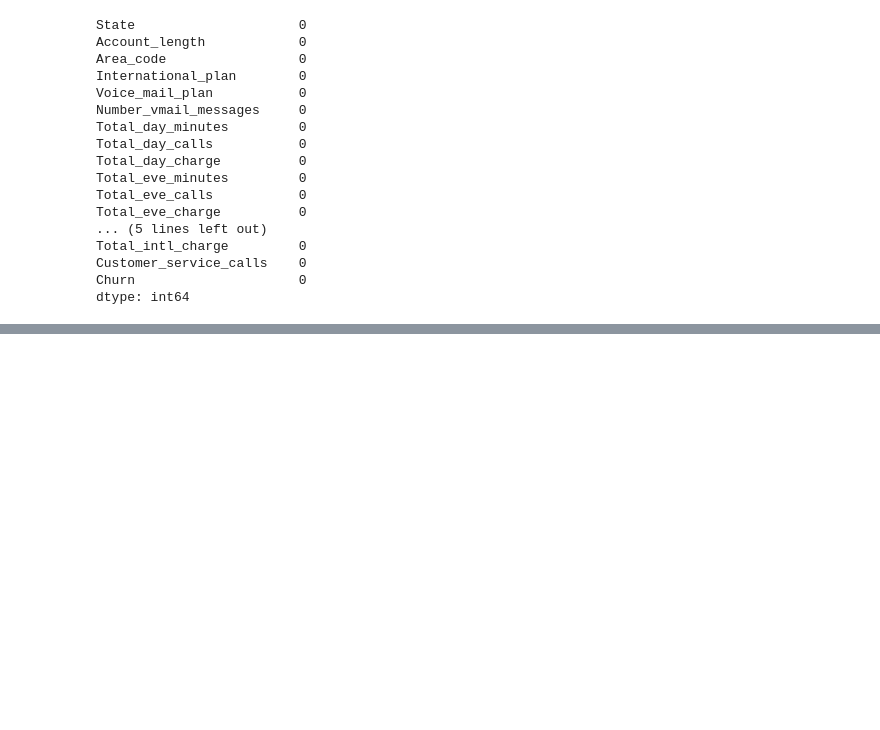
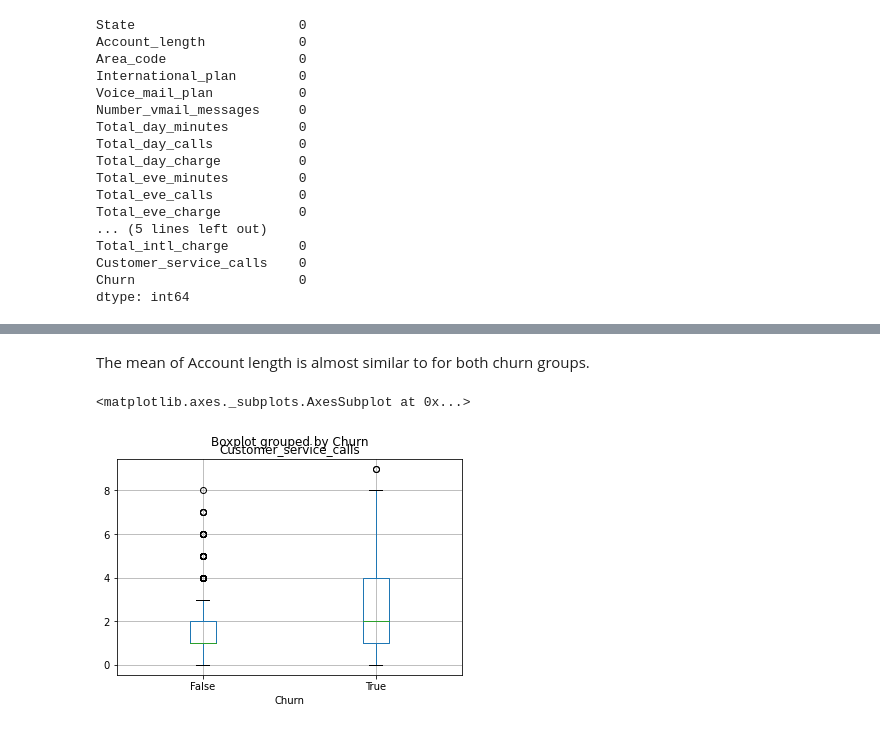
Before and after one commit to Aakash0505/CAPSTONE_1, a Jupyter notebook: Telecom_Churn_Analysis_Capstone_Project.ipynb, the cells around one changed output, grey strips where cells are left out. Cells and saved outputs as stored; diff of their text form; code cells hidden in the pictures; blank space fills up the shorter version.

```diff
--- a/Telecom_Churn_Analysis_Capstone_Project.ipynb
+++ b/Telecom_Churn_Analysis_Capstone_Project.ipynb
@@ -187,0 +237,8 @@ SyntaxError: ignored
+# %% [markdown]
+The mean of Account length is almost similar to for both churn groups.
+# %%
+# Box Plot for CustServ Calls attribute
+data1.boxplot(column='Customer_service_calls',by='Churn')
+# %% [output]
+<matplotlib.axes._subplots.AxesSubplot at 0x...>
+[figure, added]
```
Also changed, not shown: parts of 25 cells of this notebook.
